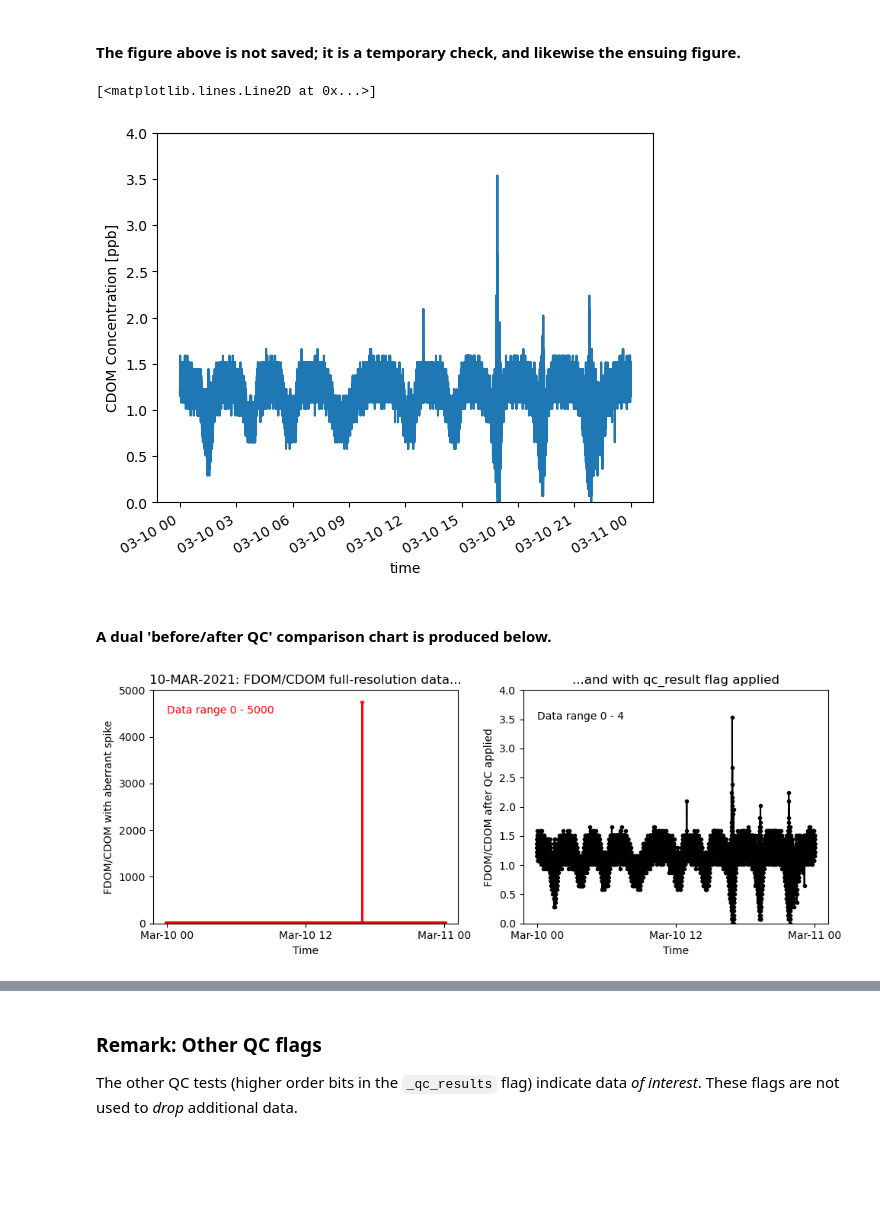
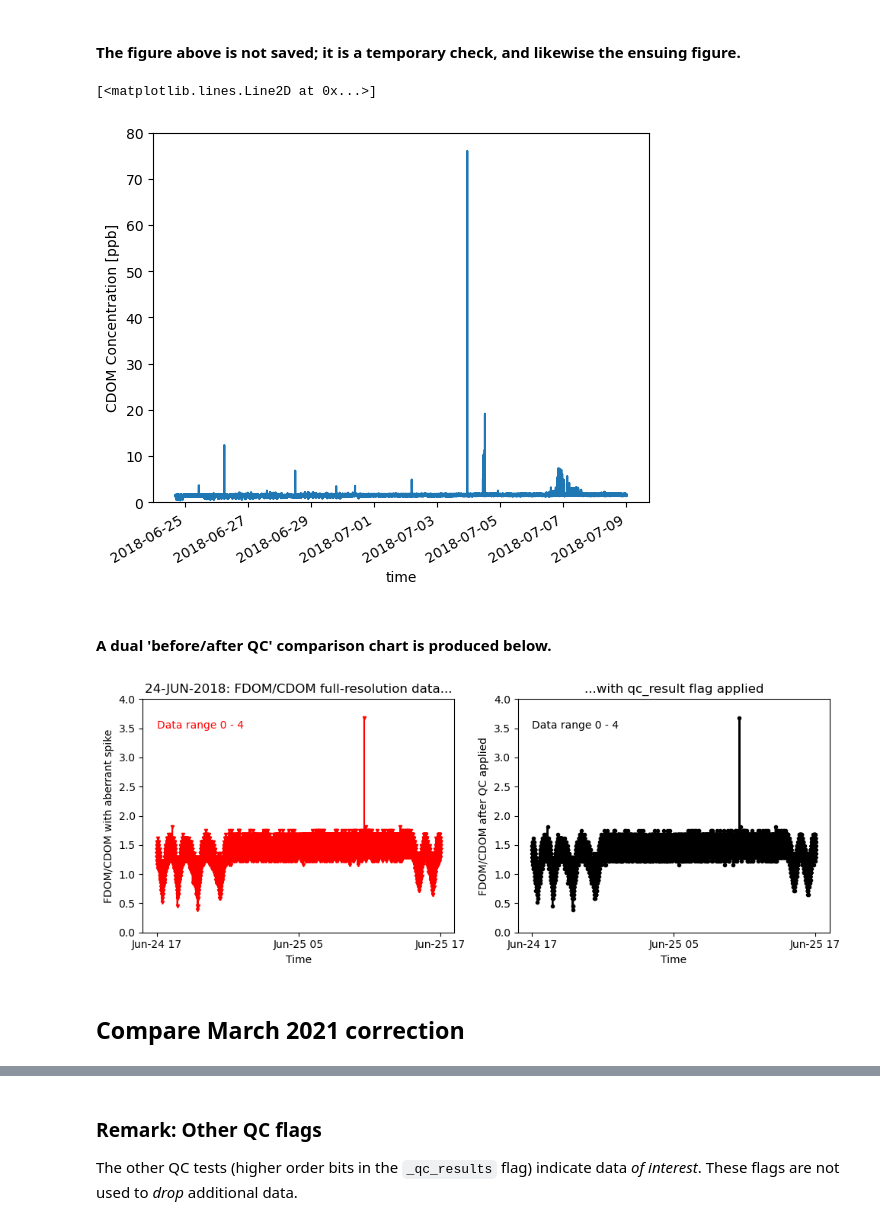
Before and after one commit to robfatland/ocean, a Jupyter notebook: DataQualityGuideNotebook.ipynb, the cells around one changed output, grey strips where cells are left out. Saved outputs shown, nothing was run; the diff lists cells and outputs as text; code cells hidden in the pictures; blank space fills up the shorter version.

```diff
--- a/DataQualityGuideNotebook.ipynb
+++ b/DataQualityGuideNotebook.ipynb
@@ -353,0 +345,5 @@ Data variables: (12/13)
+# %%
+D = xr.open_dataset('../data/rca/fluor/osb/2018/flort_fullres.nc')      # was 2021
+D = D.swap_dims({'obs':'time'})
+print('N-data, full dataset:', len(D.time))
+print('This dataset runs ' + str(dt64(D.time[0].data))[:16] + ' through ' + str(dt64(D.time[-1].data))[:16])
@@ -385,3 +430,5 @@ fig.savefig("../BOS/Figures/BO_F1_1_March_2021_Scatter_x_3.png")
 # %%
-D = D.sel(time=slice(dt64('2021-03-10'), dt64('2021-03-11')))
+# 2021: Use '2021-03-10' and '2023-03-11'
+# 2018: Used 'D24' as shorthand for June 24. Subsequent references change in passing.
+D24 = D.sel(time=slice(dt64('2018-06-24 17'), dt64('2018-06-25 17')))
 # %%
@@ -488,10 +548,17 @@ D.fdom.plot(ylim=(0, 5000))
 #   These are Chlor-A, Backscatter and FDOM/CDOM respectively.
 #   The '% 2' in the code means modulo 2, i.e. a QC flag filter on bit zero.
 #   The data value is retained only when the low order bit is 1.
+#
+# This cell takes a few minutes to run. While it is very effective for 2021
+#   data, it does not work properly for 2018 data.
 
 DA = D.where(D.fluorometric_chlorophyll_a_qc_results % 2, drop=True)
 DB = D.where(D.optical_backscatter_qc_results % 2,        drop=True)
 DC = D.where(D.fluorometric_cdom_qc_results % 2,          drop=True)
+
+DA24 = D24.where(D24.fluorometric_chlorophyll_a_qc_results % 2, drop=True)
+DB24 = D24.where(D24.optical_backscatter_qc_results % 2,        drop=True)
+DC24 = D24.where(D24.fluorometric_cdom_qc_results % 2,          drop=True)
 # %%
 # Save
 df = DC[['fdom']].to_dataframe()
@@ -499,35 +566,37 @@ df = df.to_csv('../BOS/BO_F2_2_10_MAR_2021_FDOMCDOM_QC_applied.csv')
 # %%
-DC.fdom.plot(ylim=(0, 4))           # shows the egregious spike above has been dropped
+DC.fdom.plot(ylim=(0, 80))           # shows the egregious spike above has been dropped
 # %% [output]
 [<matplotlib.lines.Line2D at 0x...>]
-[figure, old version]
+[figure, new version]
 # %% [markdown]
 #### A dual 'before/after QC' comparison chart is produced below.
 # %%
-time_ticks = [dt64('2021-03-10'), dt64('2021-03-10 12'), dt64('2021-03-11')]
+# 2021
+# time_ticks = [dt64('2021-03-10'), dt64('2021-03-10 12'), dt64('2021-03-11')]
+time_ticks = [dt64('2018-06-24 17'), dt64('2018-06-25 17'), dt64('2018-06-25 05')]
 
 fig, axs = plt.subplots(1, 2, figsize=(10,4), tight_layout=True)
 
-axs[0].plot(D.time, D.fdom,  ms=3., marker='v', color='r')
-axs[1].plot(DC.time, DC.fdom,  ms=3., marker='o', color='k')
+axs[0].plot( D24.time,  D24.fdom,  ms=3., marker='v', color='r')
+axs[1].plot(DC24.time, DC24.fdom,  ms=3., marker='o', color='k')
 
-axs[0].set(ylim=(0.0, 5000.), title='10-MAR-2021: FDOM/CDOM full-resolution data...')
-axs[1].set(ylim=(0.0, 4.0),   title='...and with qc_result flag applied')
+axs[0].set(ylim=(0.0, 4.), title='24-JUN-2018: FDOM/CDOM full-resolution data...')
+axs[1].set(ylim=(0.0, 4.), title='...with qc_result flag applied')
 
 axs[0].xaxis.set_ticks(time_ticks)
 axs[1].xaxis.set_ticks(time_ticks)
 
 axs[0].xaxis.set_major_formatter(mdates.DateFormatter('%b-%d %H'))
 axs[1].xaxis.set_major_formatter(mdates.DateFormatter('%b-%d %H'))
 
-axs[0].text(dt64('2021-03-10'), 4500, 'Data range 0 - 5000', color='r')
-axs[1].text(dt64('2021-03-10'), 3.5, 'Data range 0 - 4', color='k')
+axs[0].text(dt64('2018-06-24 17'), 3.5, 'Data range 0 - 4', color='r')
+axs[1].text(dt64('2018-06-24 17'), 3.5, 'Data range 0 - 4', color='k')
 
 axs[0].set(ylabel='FDOM/CDOM with aberrant spike', xlabel='Time')
 axs[1].set(ylabel='FDOM/CDOM after QC applied', xlabel='Time')
 
 fig.show()
 # %% [output]
-[figure, old version]
+[figure, new version]
 # %%
 # Save figure 2
@@ -534,0 +605,2 @@ fig.savefig("../BOS/Figures/BO_F2_1_10_MAR_2021_FDOMCDOM_QC_applied.png")
+# %% [markdown]
+## Compare March 2021 correction
```
Also changed, not shown: parts of 36 cells of this notebook.
